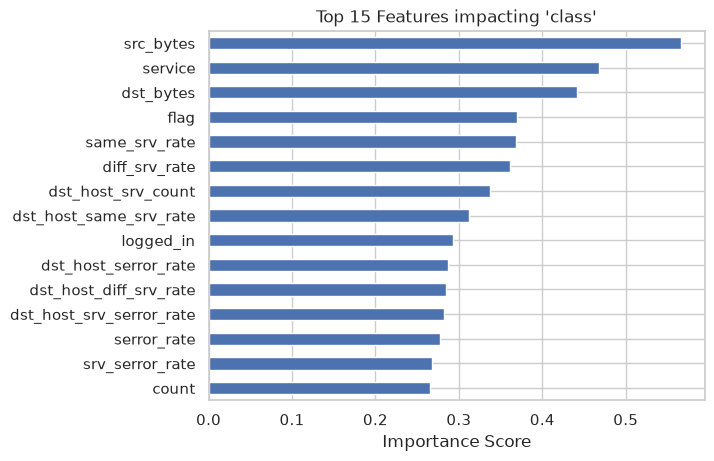
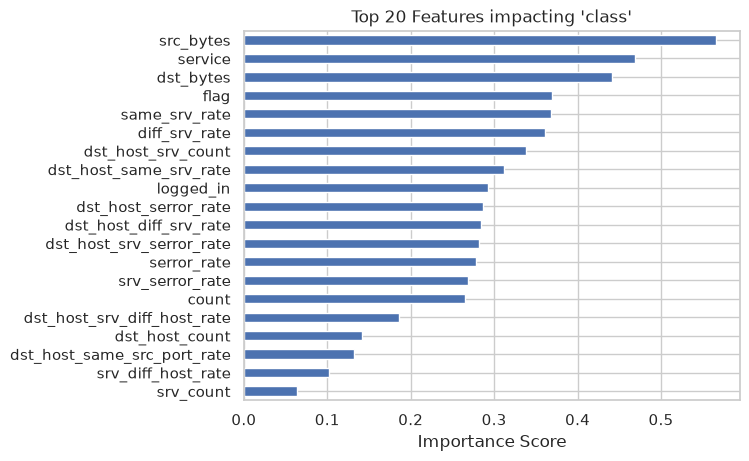
The notebook cell's code change between the first figure and the second:
--- before
+++ after
@@ -16,6 +16,9 @@
 mi_scores = mi_scores.sort_values(ascending=False)
 
-mi_scores.head(15).plot(kind='barh').invert_yaxis()
-plt.title("Top 15 Features impacting 'class'")
+# selected mutual info for population
+population_mi_cols_20 = mi_scores.head(20).index.to_list()
+
+mi_scores.head(20).plot(kind='barh').invert_yaxis()
+plt.title("Top 20 Features impacting 'class'")
 plt.xlabel("Importance Score")
 plt.show()

Commit: additional experiments